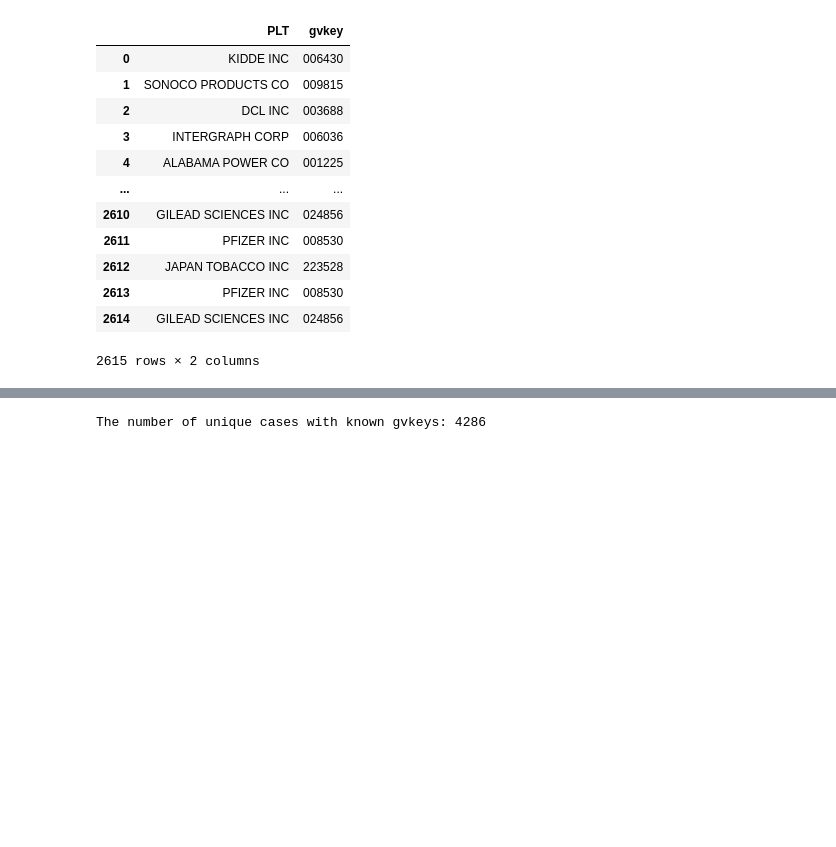
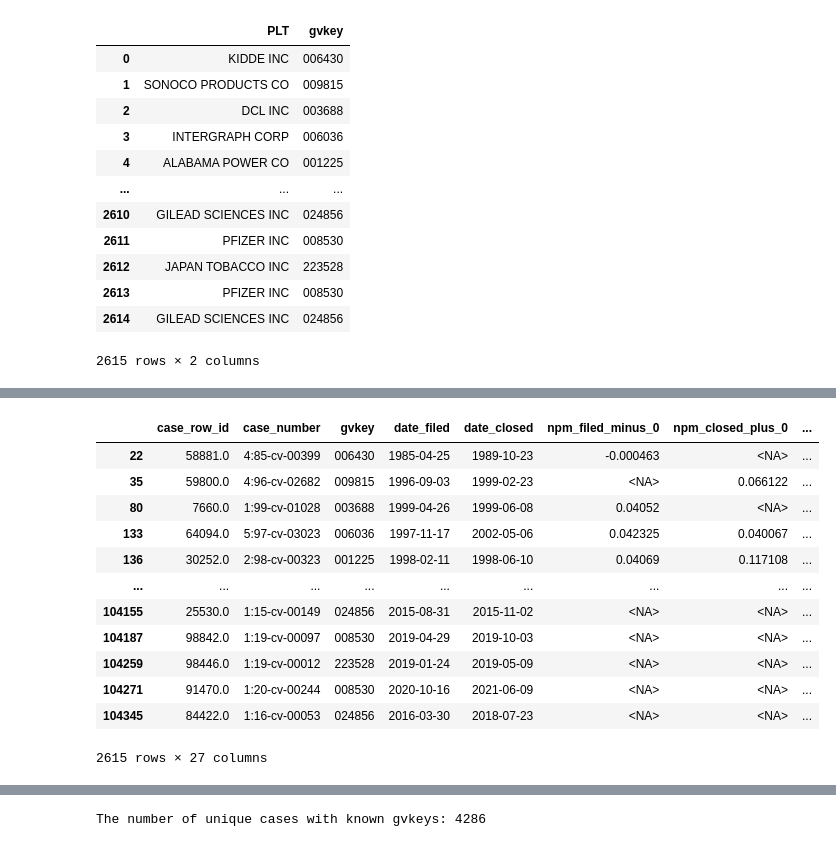
Before and after one commit to Sai0472003/PatentLitigation_Impact, a Jupyter notebook: Data_Cleaning2(FJC).ipynb, the cells around one changed output, grey strips where cells are left out. Cells and saved outputs as stored; diff of their text form; code cells hidden in the pictures; blank space fills up the shorter version.

```diff
--- a/Data_Cleaning2(FJC).ipynb
+++ b/Data_Cleaning2(FJC).ipynb
@@ -403,0 +436,19 @@ npm_data["qdate"] = pd.to_datetime(npm_data["qdate"])
+# %%
+# Select core identifying columns (adjust if you want more than these)
+core_cols = ["case_row_id", "case_number", "gvkey", "date_filed", "date_closed"]
+plaintiff_npm = plaintiff_RnD[core_cols].copy()
+
+# Identify relevant offset columns to merge on
+merge_cols = [col for col in plaintiff_RnD.columns if col.startswith("filed_minus_") or col.startswith("closed_plus_")]
+
+# Merge loop
+for col in merge_cols:
+    merged = plaintiff_RnD.merge(
+        npm_data,
+        left_on=["gvkey", col],
+        right_on=["gvkey", "qdate"],
+        how="left"
+    ).rename(columns={"npm": f"npm_{col}"})
+
+    # Add the resulting npm value to the new DataFrame
+    plaintiff_npm[f"npm_{col}"] = merged[f"npm_{col}"]
@@ -404,3 +471,19 @@ npm_data["qdate"] = pd.to_datetime(npm_data["qdate"])
+# %%
+plaintiff_npm
+# %% [output]
+|  | case_row_id | case_number | gvkey | date_filed | date_closed | npm_filed_minus_0 | npm_closed_plus_0 | ... |
+| 22 | 58881.0 | 4:85-cv-00399 | 006430 | 1985-04-25 | 1989-10-23 | -0.000463 | <NA> | ... |
+| 35 | 59800.0 | 4:96-cv-02682 | 009815 | 1996-09-03 | 1999-02-23 | <NA> | 0.066122 | ... |
+| 80 | 7660.0 | 1:99-cv-01028 | 003688 | 1999-04-26 | 1999-06-08 | 0.04052 | <NA> | ... |
+| 133 | 64094.0 | 5:97-cv-03023 | 006036 | 1997-11-17 | 2002-05-06 | 0.042325 | 0.040067 | ... |
+| 136 | 30252.0 | 2:98-cv-00323 | 001225 | 1998-02-11 | 1998-06-10 | 0.04069 | 0.117108 | ... |
+| ... | ... | ... | ... | ... | ... | ... | ... | ... |
+| 104155 | 25530.0 | 1:15-cv-00149 | 024856 | 2015-08-31 | 2015-11-02 | <NA> | <NA> | ... |
+| 104187 | 98842.0 | 1:19-cv-00097 | 008530 | 2019-04-29 | 2019-10-03 | <NA> | <NA> | ... |
+| 104259 | 98446.0 | 1:19-cv-00012 | 223528 | 2019-01-24 | 2019-05-09 | <NA> | <NA> | ... |
+| 104271 | 91470.0 | 1:20-cv-00244 | 008530 | 2020-10-16 | 2021-06-09 | <NA> | <NA> | ... |
+| 104345 | 84422.0 | 1:16-cv-00053 | 024856 | 2016-03-30 | 2018-07-23 | <NA> | <NA> | ... |
+2615 rows × 27 columns
 # %%
 # Merge npm for the quarter of case filing
 plaintiff_npm = plaintiff_RnD.merge(npm_data, left_on=["gvkey", "filing_quarter"], right_on=["gvkey", "qdate"], how="left"
```
Also changed, not shown: parts of 23 cells of this notebook.
